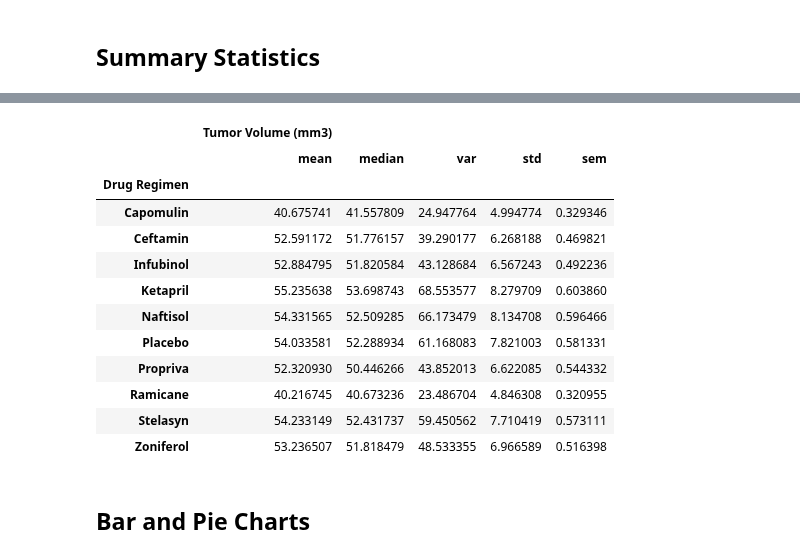
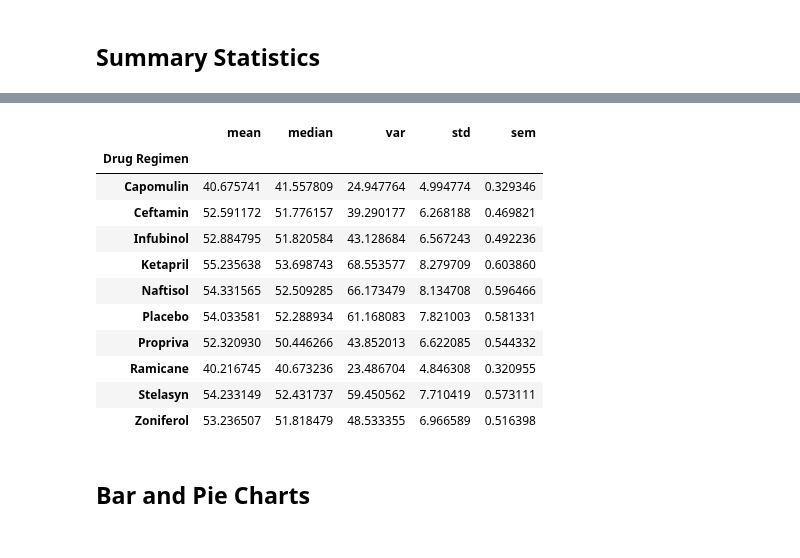
Before and after one commit to Golnaz8/Matplotlib_visualization, a Jupyter notebook: Pymaceuticals/pymaceuticals_ultimate.ipynb, the cells around one changed output, grey strips where cells are left out. Drawn from its saved outputs; the diff is of its cells as text; code cells hidden in the pictures.

Commit message:
Added summary statistics code

```diff
--- a/Pymaceuticals/pymaceuticals_ultimate.ipynb
+++ b/Pymaceuticals/pymaceuticals_ultimate.ipynb
@@ -108,10 +123,17 @@ cleaned_number
 # %%
 # A more advanced method to generate a summary statistics table of mean, median, variance, standard deviation,
 # and SEM of the tumor volume for each regimen (only one method is required in the solution)
 
 # Using the aggregation method, produce the same summary statistics in a single line
+summary_statistics_advanced = cleaned_df.groupby('Drug Regimen')['Tumor Volume (mm3)'].agg(
+    mean='mean',
+    median='median',
+    var='var',
+    std='std',
+    sem='sem'
+)
+summary_statistics_advanced
 # %% [output]
-|  | Tumor Volume (mm3) |  |  |  |  |
 |  | mean | median | var | std | sem |
 | Drug Regimen |  |  |  |  |  |
 | Capomulin | 40.675741 | 41.557809 | 24.947764 | 4.994774 | 0.329346 |
```
Also changed, not shown: parts of 1 cell of this notebook.
